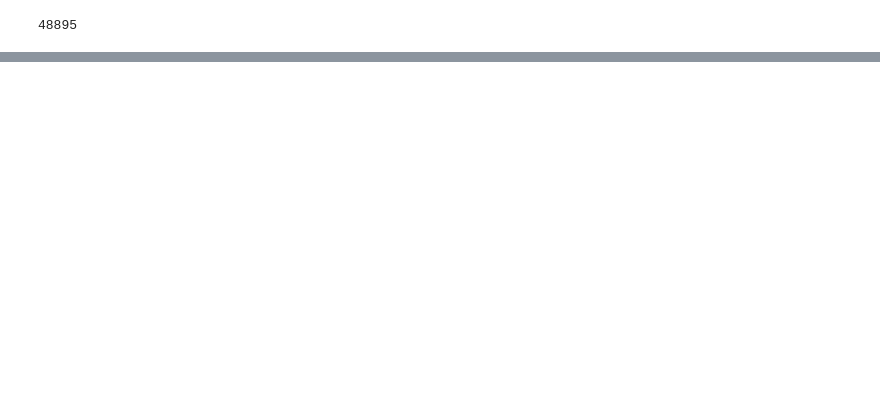
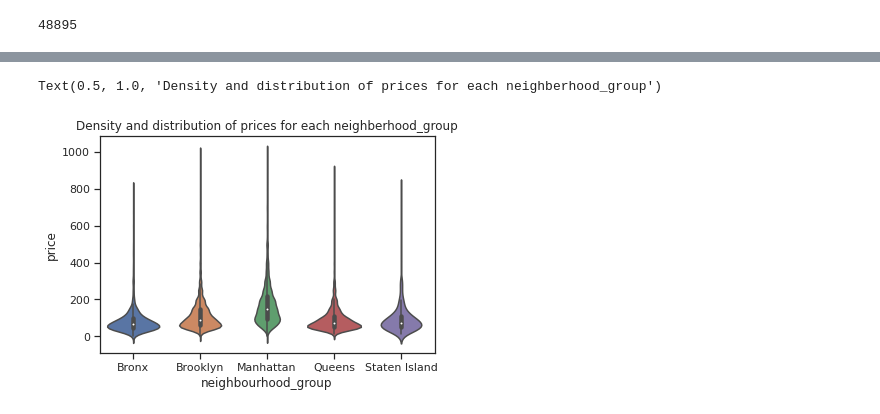
Before and after one commit to luisOliari/machine-learning-python-template, a Jupyter notebook: src/explore.ipynb, the cells around one changed output, grey strips where cells are left out. Saved outputs shown, nothing was run; the diff lists cells and outputs as text; code cells hidden in the pictures; blank space fills up the shorter version.

```diff
--- a/src/explore.ipynb
+++ b/src/explore.ipynb
@@ -133,3 +86,8 @@ memory usage: 6.0+ MB
+# %%
+#Leer los datos
+# df_airbnb = pd.read_csv('../data/raw/AB_NYC_2019.csv') # los guarde dentro del gitpod
+# df_airbnb = pd.read_csv('C:\\Users\\Administrador\\Desktop\\Curso UTEC\\14_clase 22_06_22\\AB_NYC_2019.csv')# los guardo dentro de mi computadora
+df_airbnb = pd.read_csv("https://raw.githubusercontent.com/4GeeksAcademy/data-preprocessing-project-tutorial/main/AB_NYC_2019.csv")
 # %%
 df_airbnb.sample(5)
 # %% [output]
@@ -153,0 +145,5 @@ df_airbnb.describe()
+# %%
+# cambiar algunas variables de formato
+df_airbnb=df_airbnb.astype({'name':'str','host_name':'str','neighbourhood_group':'category','neighbourhood':'category','room_type':'category'})
+df_airbnb['last_review'] = pd.to_datetime(df_airbnb['last_review'], format="%Y/%m/%d")
+df_airbnb.dtypes
@@ -159,0 +421,11 @@ df_airbnb['id'].nunique()
+# %%
+# podemos hacer una visualizacion eliminando los datos extremos.
+
+#creamos a sub-dataframe con valores no extremos / menos que 1000
+sub_df=df_airbnb[df_airbnb.price < 1000]
+#using violinplot to showcase density and distribtuion of prices
+viz_2=sns.violinplot(data=sub_df, x='neighbourhood_group', y='price')
+viz_2.set_title('Density and distribution of prices for each neighberhood_group')
+# %% [output]
+Text(0.5, 1.0, 'Density and distribution of prices for each neighberhood_group')
+[figure, added]
```
Also changed, not shown: parts of 51 cells of this notebook, 1 other file.
